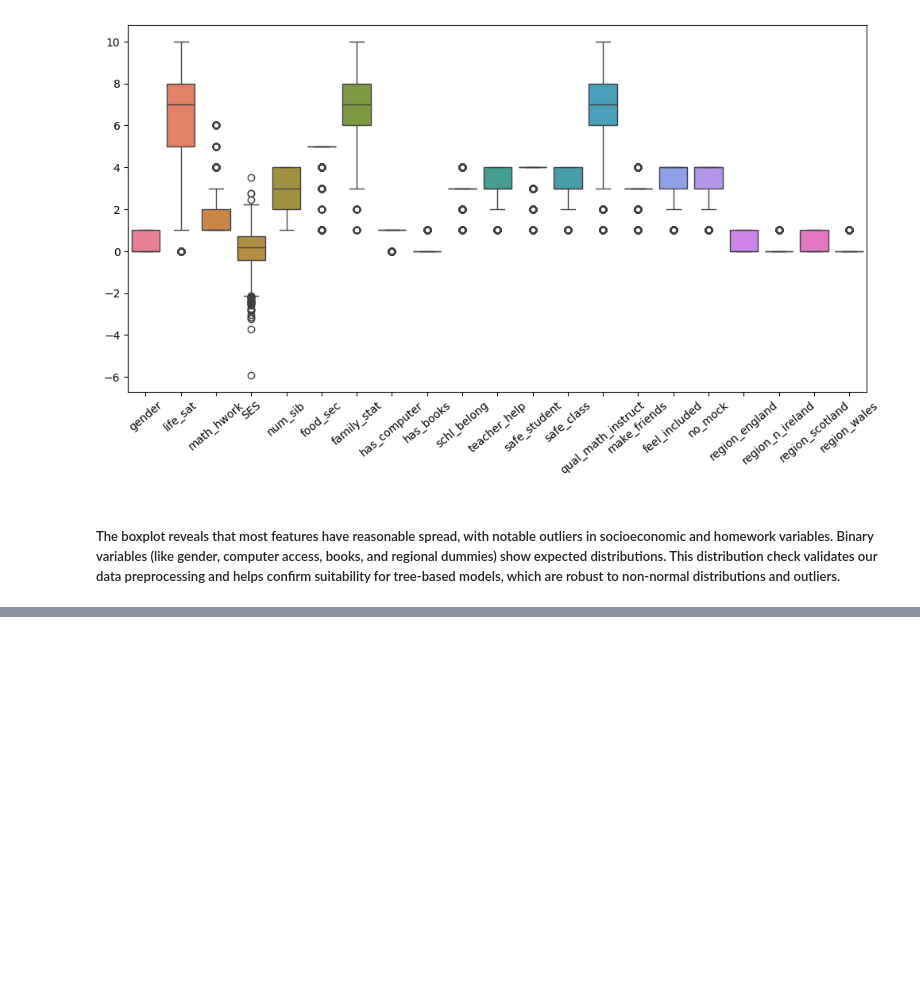
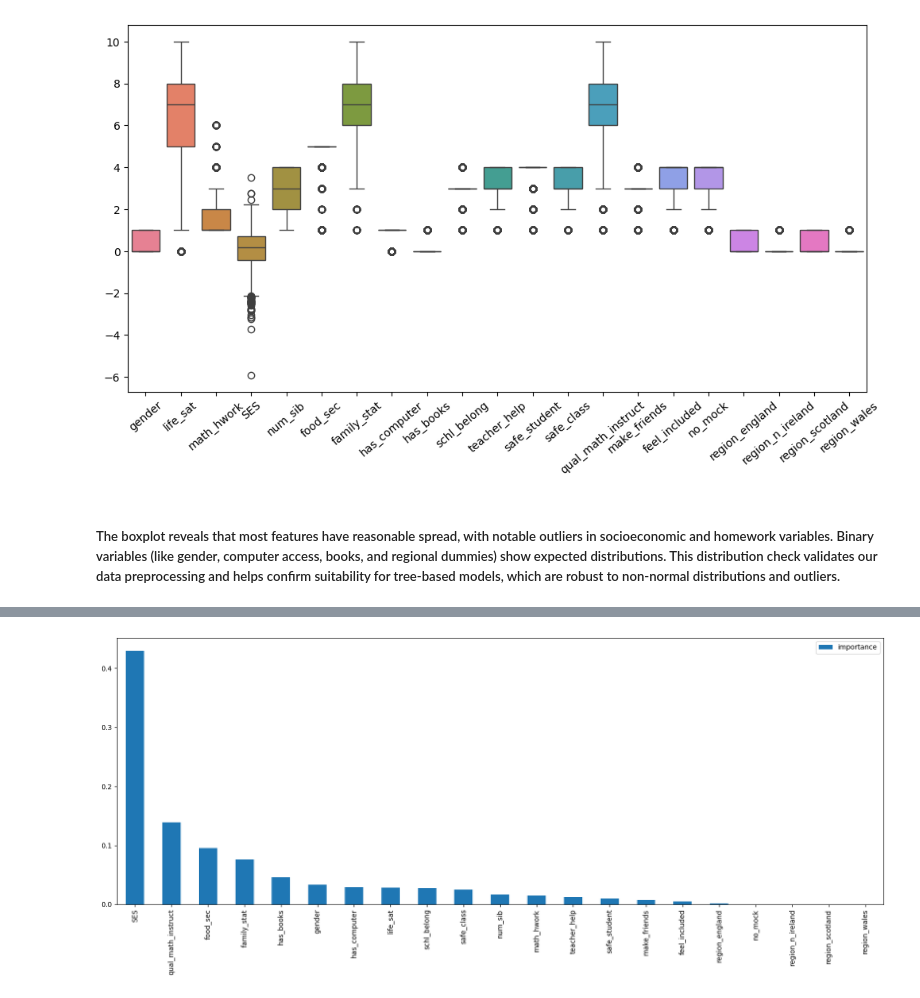
Before and after one commit to Yorkel/predicting-low-math-pisa-uk, a Jupyter notebook: notebooks/03_decision_trees.ipynb, the cells around one changed output, grey strips where cells are left out. Cells and saved outputs as stored; diff of their text form; code cells hidden in the pictures; blank space fills up the shorter version.

```diff
--- a/notebooks/03_decision_trees.ipynb
+++ b/notebooks/03_decision_trees.ipynb
@@ -98,0 +126,3 @@ Validation Accuracy: 0.6000
+# %%
+dtc_reg = DecisionTreeClassifier(max_depth=6, min_samples_split=20, random_state=42)
+dtc_reg.fit(X_train, y_train, sample_weight=w_train)
@@ -98,0 +177,9 @@ Validation Accuracy: 0.6000
+# %%
+dtc_reg.feature_importances_
+
+importances_df = pd.DataFrame(
+    dtc_reg.feature_importances_,
+    columns=["importance"],
+    index=X_train.columns
+)
+importances_df.sort_values("importance", ascending=False).head(10)
@@ -98,0 +198,5 @@ Validation Accuracy: 0.6000
+# %%
+importances_df.sort_values("importance", ascending=False).plot(kind="bar", figsize=(20,7))
+plt.show()
+# %% [output]
+[figure, added]
```
Also changed, not shown: parts of 34 cells of this notebook.
